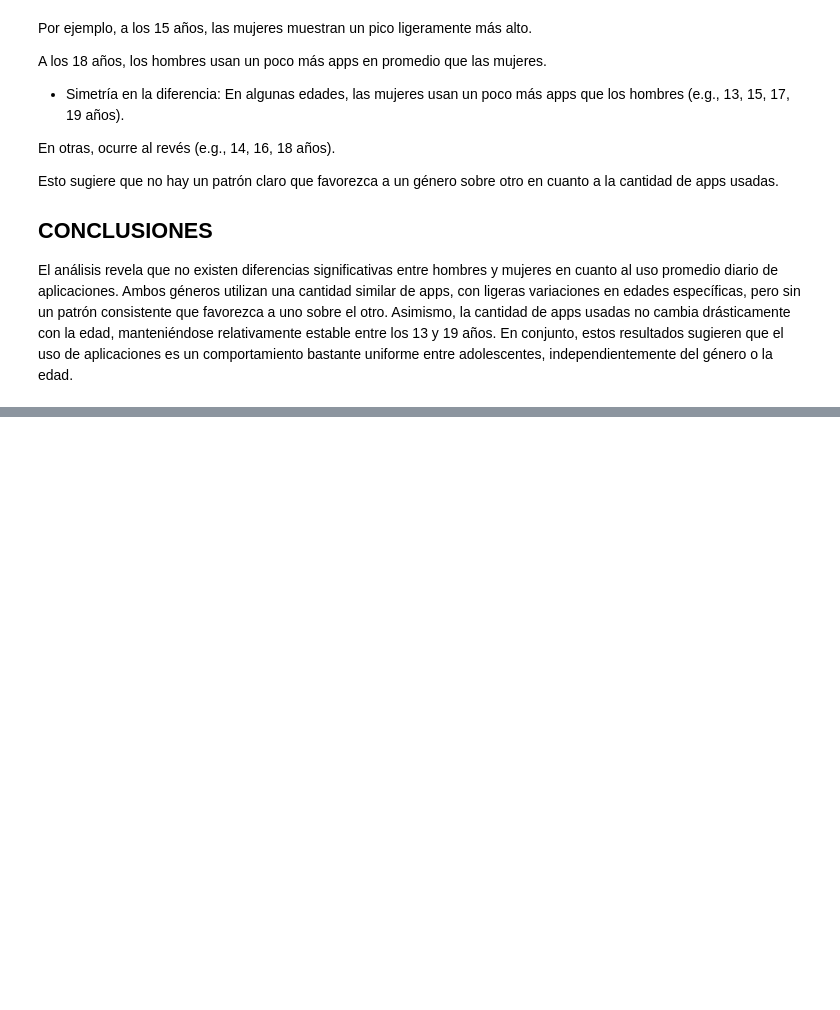
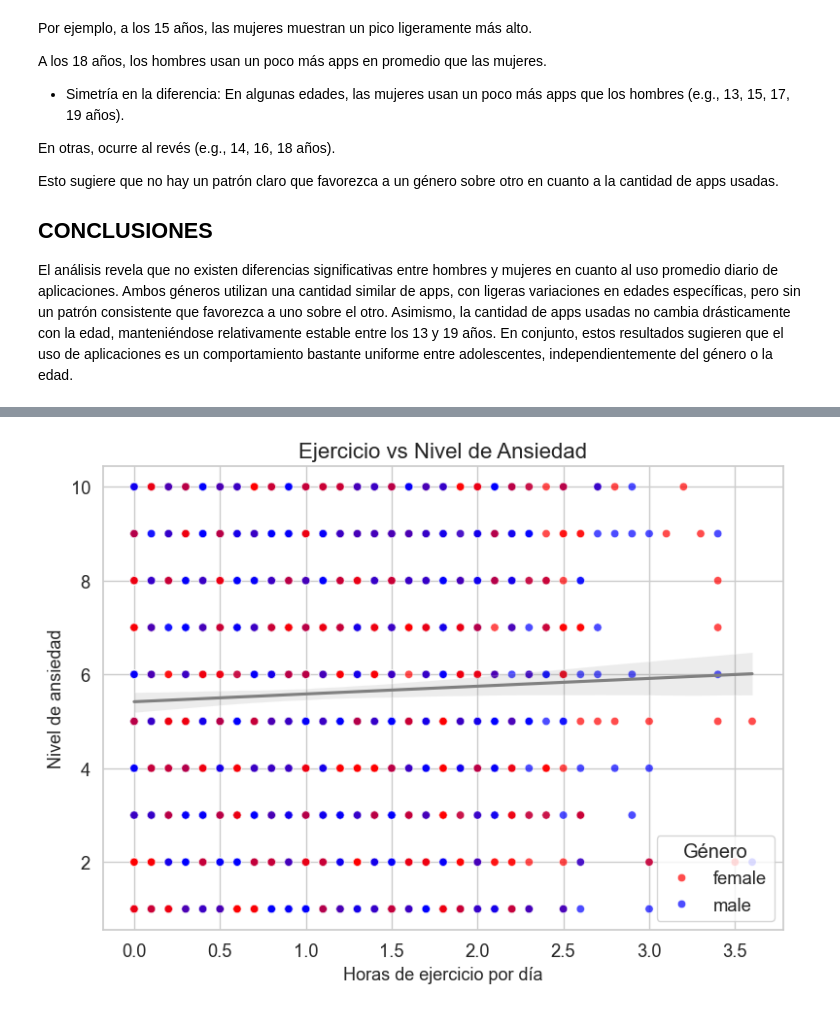
Before and after one commit to Alejomaya1103/Ejercicio-practico-semana-3---Grupo-7, a Jupyter notebook: Ejercicio_practico.ipynb, the cells around one changed output, grey strips where cells are left out. Saved outputs shown, nothing was run; the diff lists cells and outputs as text; code cells hidden in the pictures; blank space fills up the shorter version.

Commit message:
Se añaden nuevas graficas usando y comparando diferentes variables a ejercicio_practico.ipynb

```diff
--- a/Ejercicio_practico.ipynb
+++ b/Ejercicio_practico.ipynb
@@ -562,0 +609,28 @@ El análisis revela que no existen diferencias significativas entre hombres y mu
+# %%
+#exercise_hours vs anxiety_level
+#Relación entre el ejercicio y el nivel de ansiedad. Ideal para evaluar si menos ejercicio se asocia a más ansiedad:
+plt.figure(figsize=(8, 6))
+sns.scatterplot(
+    data=df,
+    x='exercise_hours',
+    y='anxiety_level',
+    hue='gender',
+    palette={'female': 'red', 'male': 'blue'},
+    alpha=0.7
+)
+sns.regplot(
+    data=df,
+    x='exercise_hours',
+    y='anxiety_level',
+    scatter=False,
+    color='gray'
+)
+plt.title('Ejercicio vs Nivel de Ansiedad')
+plt.xlabel('Horas de ejercicio por día')
+plt.ylabel('Nivel de ansiedad')
+plt.legend(title='Género')
+plt.grid(True)
+plt.tight_layout()
+plt.show()
+# %% [output]
+[figure, added]
```
Also changed, not shown: parts of 5 cells of this notebook.
